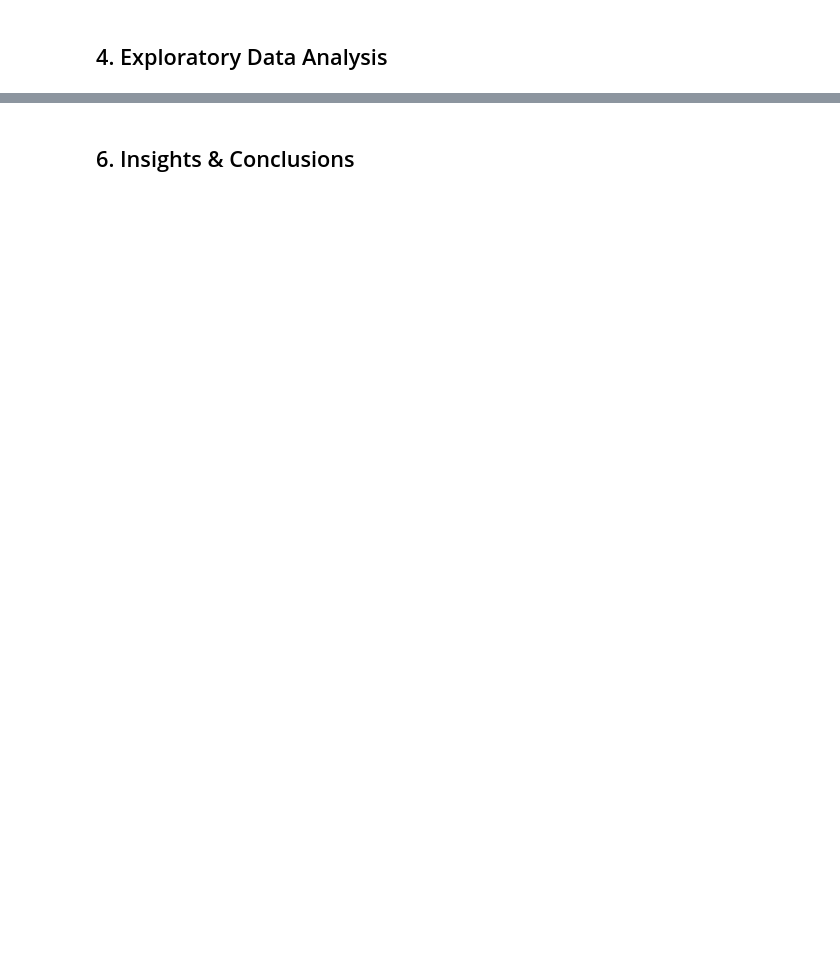
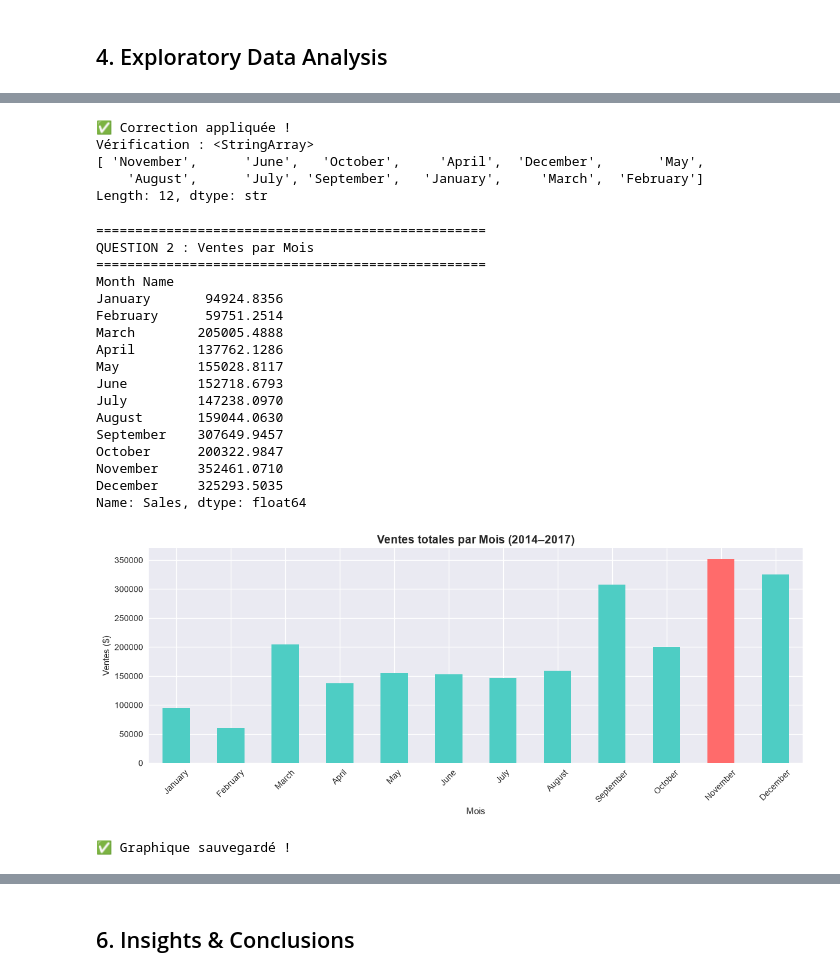
Before and after one commit to atef-hadef/30-Days-Data-Science-Challenge, a Jupyter notebook: week-1-data-foundations/day-01-sales-analysis/notebook.ipynb, the cells around one changed output, grey strips where cells are left out. Cells and saved outputs as stored; diff of their text form; code cells hidden in the pictures; blank space fills up the shorter version.

```diff
--- a/week-1-data-foundations/day-01-sales-analysis/notebook.ipynb
+++ b/week-1-data-foundations/day-01-sales-analysis/notebook.ipynb
@@ -10,0 +157,64 @@
+# %%
+# Correction : remplacer les noms français par anglais via dictionnaire
+mois_en = {1:'January', 2:'February', 3:'March', 4:'April',
+           5:'May', 6:'June', 7:'July', 8:'August',
+           9:'September', 10:'October', 11:'November', 12:'December'}
+
+df['Month Name'] = df['Month'].map(mois_en)
+
+print("✅ Correction appliquée !")
+print("Vérification :", df['Month Name'].unique())
+# %% [output]
+✅ Correction appliquée !
+Vérification : <StringArray>
+[ 'November',      'June',   'October',     'April',  'December',       'May',
+    'August',      'July', 'September',   'January',     'March',  'February']
+Length: 12, dtype: str
+# %%
+print("=" * 50)
+print("QUESTION 2 : Ventes par Mois")
+print("=" * 50)
+
+# Ordre des mois (janvier → décembre)
+ordre_mois = ['January','February','March','April','May','June',
+              'July','August','September','October','November','December']
+
+ventes_mois = df.groupby('Month Name')['Sales'].sum()
+ventes_mois = ventes_mois.reindex(ordre_mois)  # remet les mois dans l'ordre
+
+print(ventes_mois)
+
+# Graphique
+fig, ax = plt.subplots(figsize=(12, 5))
+colors = ['#FF6B6B' if v == ventes_mois.max() else '#4ECDC4' for v in ventes_mois]
+ventes_mois.plot(kind='bar', ax=ax, color=colors)
+
+ax.set_title('Ventes totales par Mois (2014–2017)', fontsize=14, fontweight='bold')
+ax.set_xlabel('Mois')
+ax.set_ylabel('Ventes ($)')
+ax.tick_params(axis='x', rotation=45)
+
+plt.tight_layout()
+plt.savefig('images/q2_ventes_mois.png', dpi=150, bbox_inches='tight')
+plt.show()
+print("✅ Graphique sauvegardé !")
+# %% [output]
+==================================================
+QUESTION 2 : Ventes par Mois
+==================================================
+Month Name
+January       94924.8356
+February      59751.2514
+March        205005.4888
+April        137762.1286
+May          155028.8117
+June         152718.6793
+July         147238.0970
+August       159044.0630
+September    307649.9457
+October      200322.9847
+November     352461.0710
+December     325293.5035
+Name: Sales, dtype: float64
+[figure, added]
+✅ Graphique sauvegardé !
```
Also changed, not shown: parts of 12 cells of this notebook, 5 other files.
